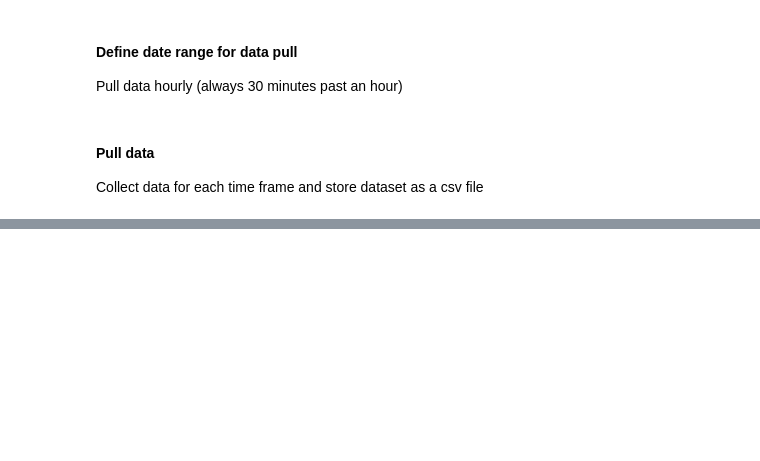
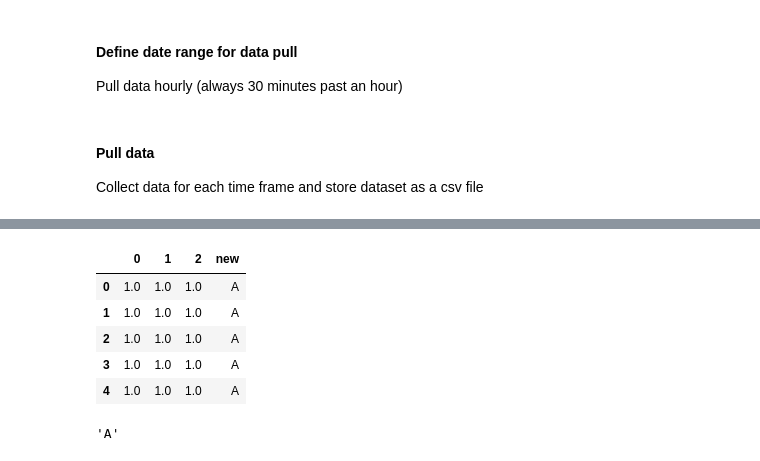
Before and after one commit to Alchemication/cvdl-for-home, a Jupyter notebook: Notebooks-Generic/FetchWeatherData.ipynb, the cells around one changed output, grey strips where cells are left out. Drawn from its saved outputs; the diff is of its cells as text; code cells hidden in the pictures; blank space fills up the shorter version.

```diff
--- a/Notebooks-Generic/FetchWeatherData.ipynb
+++ b/Notebooks-Generic/FetchWeatherData.ipynb
@@ -87,0 +103,4 @@ dark_sky_df.to_csv('../Datasets/dark_sky_data_2019-12-27_2020-03-02.csv', index=
+# %%
+np_data = np.ones((5, 3))
+# %%
+pd_df = pd.DataFrame(np_data)
@@ -87,0 +116,16 @@ dark_sky_df.to_csv('../Datasets/dark_sky_data_2019-12-27_2020-03-02.csv', index=
+# %%
+pd_df['new'] = 'A'
+pd_df['new'] = pd_df['new'].astype('category')
+# %%
+pd_df
+# %% [output]
+|  | 0 | 1 | 2 | new |
+| 0 | 1.0 | 1.0 | 1.0 | A |
+| 1 | 1.0 | 1.0 | 1.0 | A |
+| 2 | 1.0 | 1.0 | 1.0 | A |
+| 3 | 1.0 | 1.0 | 1.0 | A |
+| 4 | 1.0 | 1.0 | 1.0 | A |
+# %%
+pd_df.iloc[0, 3]
+# %% [output]
+'A'
```
Also changed, not shown: parts of 8 cells of this notebook, 21 other files.
